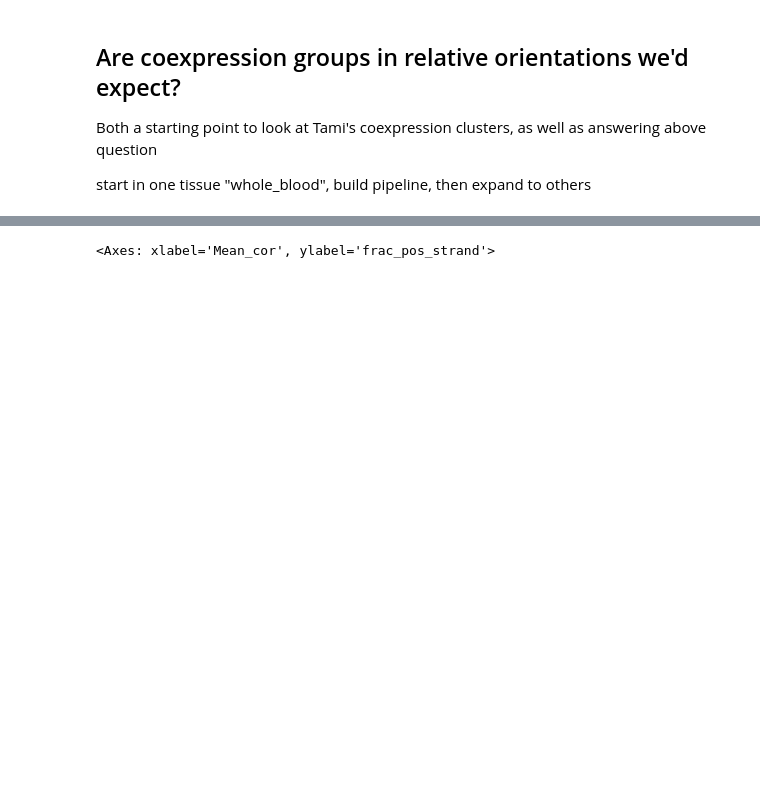
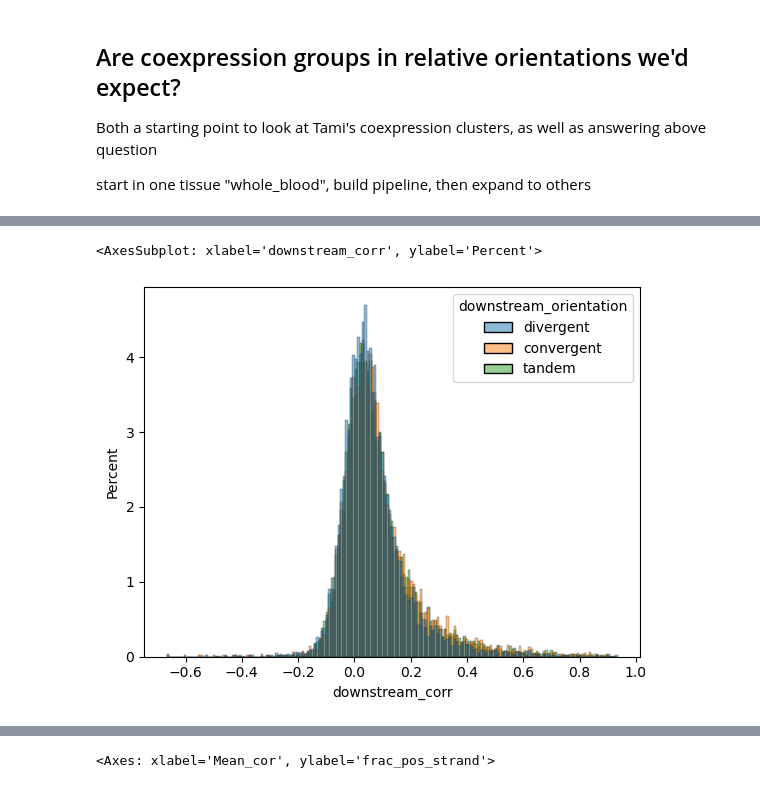
Before and after one commit to kal26/pcqtls, a Jupyter notebook: workflow/notebooks/cluster_analysis/coexpression_relative_orr.ipynb, the cells around one changed output, grey strips where cells are left out. Drawn from its saved outputs; the diff is of its cells as text; code cells hidden in the pictures; blank space fills up the shorter version.

```diff
--- a/workflow/notebooks/cluster_analysis/coexpression_relative_orr.ipynb
+++ b/workflow/notebooks/cluster_analysis/coexpression_relative_orr.ipynb
@@ -15,0 +95,5 @@ import os
+# %%
+sns.histplot(orr_df, x='downstream_corr', hue='downstream_orientation', stat='percent', common_norm=False)
+# %% [output]
+<AxesSubplot: xlabel='downstream_corr', ylabel='Percent'>
+[figure, added]
```
Also changed, not shown: parts of 19 cells of this notebook, 5 other files.
